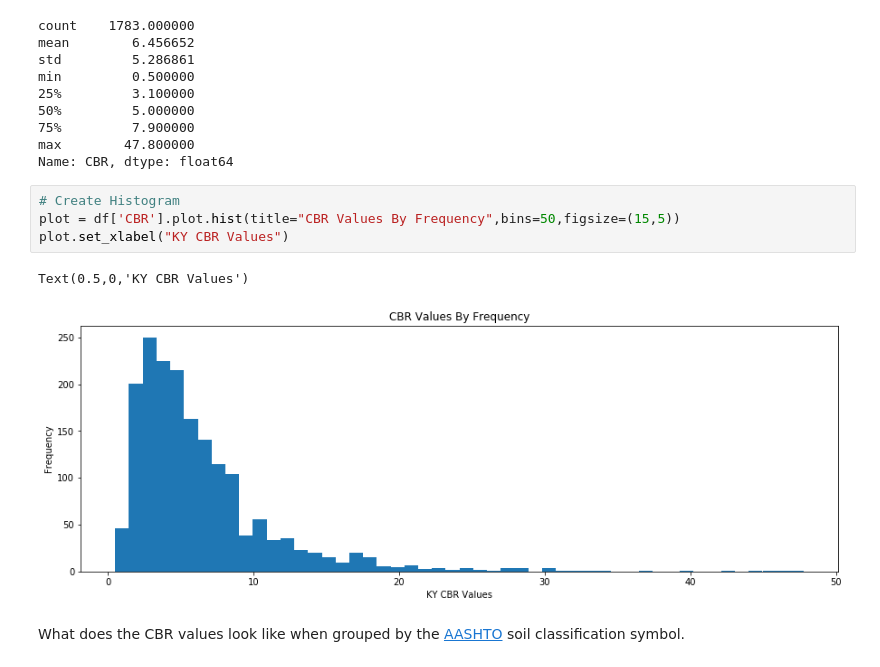
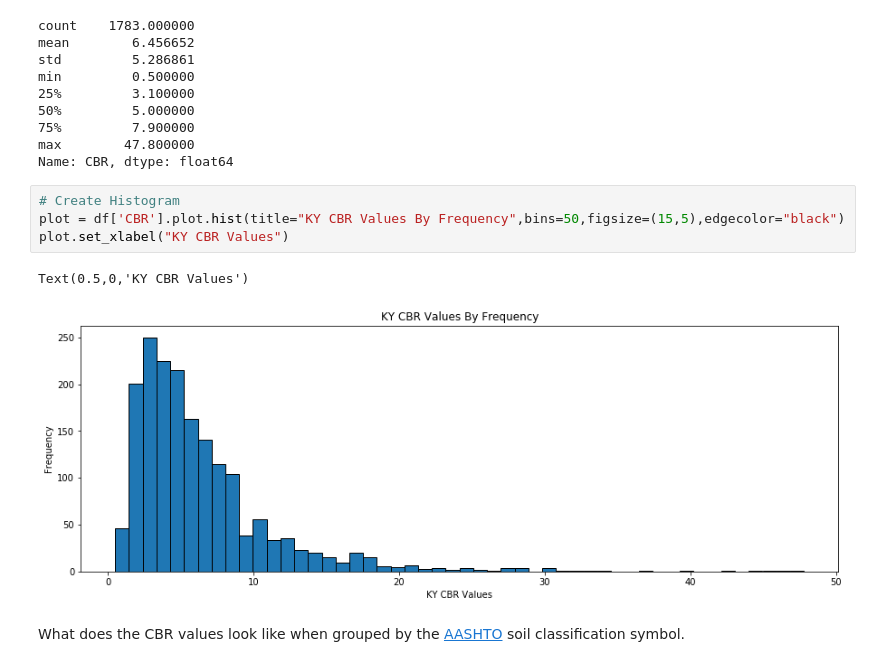
Before and after one commit to claytoncook12/KYTC-CBRAnalysis, a Jupyter notebook: KYTC CBR Data Analysis.ipynb, the cells around one changed output. Cells and saved outputs as stored; diff of their text form.

```diff
--- a/KYTC CBR Data Analysis.ipynb
+++ b/KYTC CBR Data Analysis.ipynb
@@ -69,11 +69,11 @@ max        47.800000
 Name: CBR, dtype: float64
 # %%
 # Create Histogram
-plot = df['CBR'].plot.hist(title="CBR Values By Frequency",bins=50,figsize=(15,5))
+plot = df['CBR'].plot.hist(title="KY CBR Values By Frequency",bins=50,figsize=(15,5),edgecolor="black")
 plot.set_xlabel("KY CBR Values")
 # %% [output]
 Text(0.5,0,'KY CBR Values')
-[figure, old version]
+[figure, new version]
 # %% [markdown]
 What does the CBR values look like when grouped by the [AASHTO](https://en.wikipedia.org/wiki/AASHTO_Soil_Classification_System) soil classification symbol.
 # %%
```
Also changed, not shown: parts of 7 cells of this notebook.
